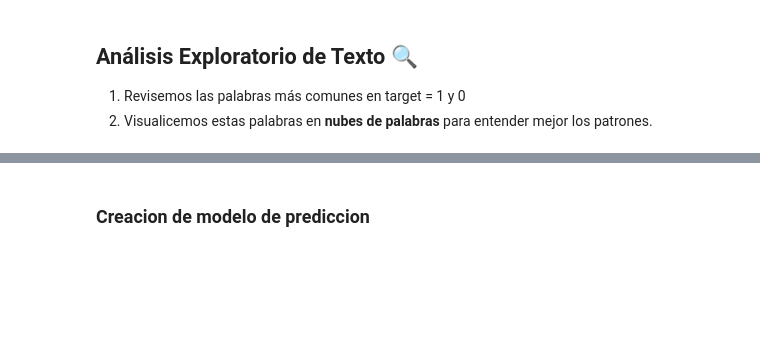
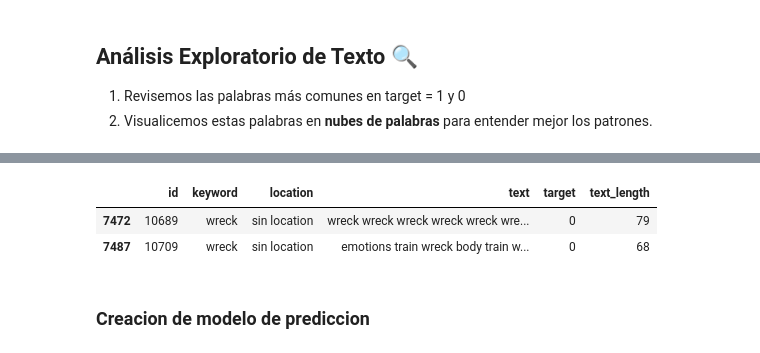
Before and after one commit to angelargd8/lab5-ds, a Jupyter notebook: main.ipynb, the cells around one changed output, grey strips where cells are left out. Saved outputs shown, nothing was run; the diff lists cells and outputs as text; code cells hidden in the pictures; blank space fills up the shorter version.

```diff
--- a/main.ipynb
+++ b/main.ipynb
@@ -328,3 +431,9 @@ plt.show()
+# %%
+df[df["text"].str.contains("wreck wreck", case=False, na=False)]
+# %% [output]
+|  | id | keyword | location | text | target | text_length |
+| 7472 | 10689 | wreck | sin location | wreck wreck wreck wreck wreck wre... | 0 | 79 |
+| 7487 | 10709 | wreck | sin location | emotions train wreck body train w... | 0 | 68 |
 # %% [markdown]
 ### Creacion de modelo de prediccion
 # %%
```
Also changed, not shown: parts of 6 cells of this notebook.
